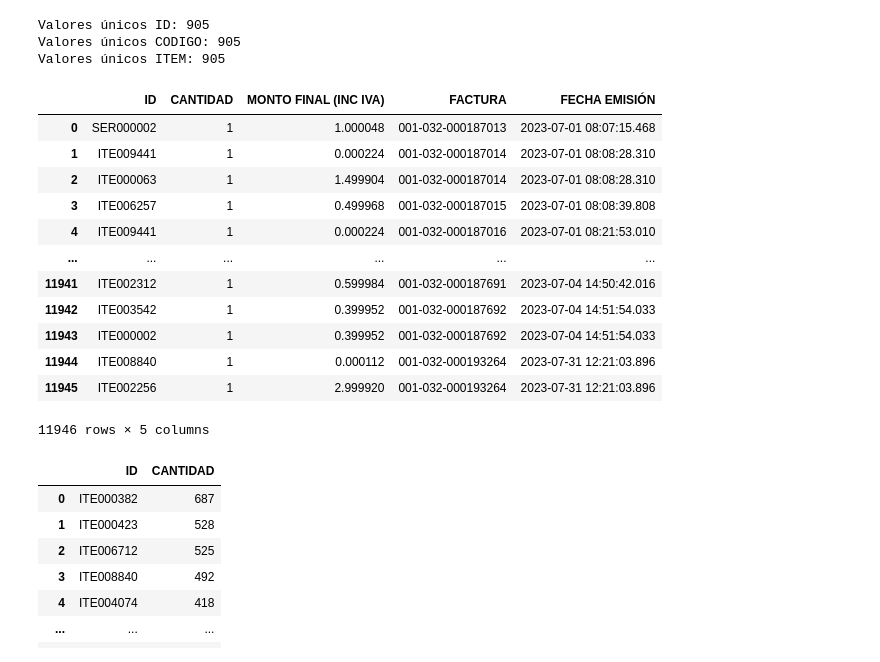
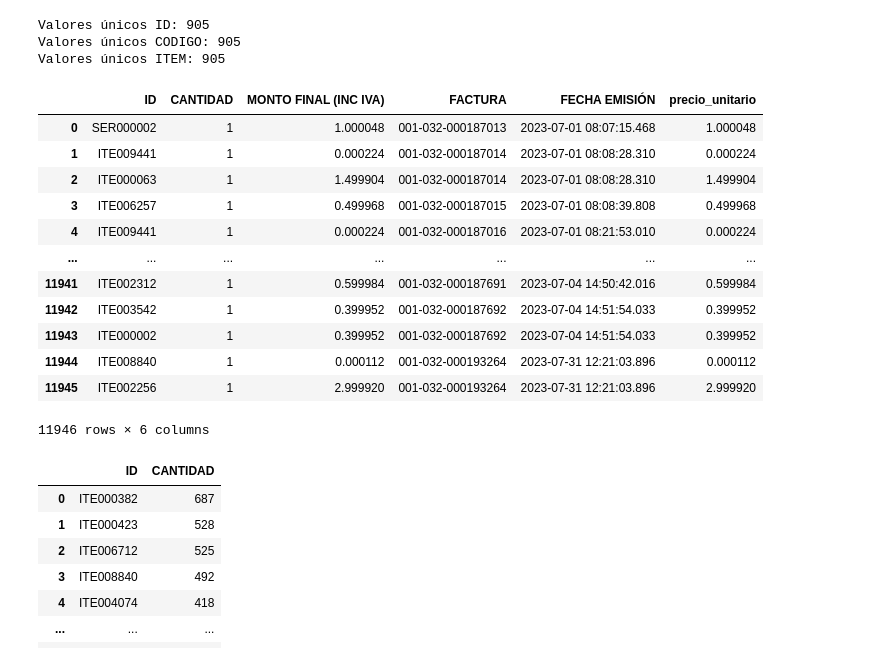
Before and after one commit to jluisorellanar/Relaciones-productos, a Jupyter notebook: MateoBrach/Proyecto 1.ipynb, the cells around one changed output. Saved outputs shown, nothing was run; the diff lists cells and outputs as text; code cells hidden in the pictures.

```diff
--- a/MateoBrach/Proyecto 1.ipynb
+++ b/MateoBrach/Proyecto 1.ipynb
@@ -11,0 +20,3 @@ df_datos.head(2)
+# %%
+df_datos["precio_unitario"] = df_datos["MONTO FINAL (INC IVA)"]/df_datos["CANTIDAD"]
+df_datos
@@ -33,20 +58,20 @@ Valores únicos ID: 905
 Valores únicos CODIGO: 905
 Valores únicos ITEM: 905
 # %%
-df_columnas = df_datos[["ID","CANTIDAD", "MONTO FINAL (INC IVA)", "FACTURA", "FECHA EMISIÓN"]]
+df_columnas = df_datos[["ID","CANTIDAD", "MONTO FINAL (INC IVA)", "FACTURA", "FECHA EMISIÓN", "precio_unitario"]]
 df_columnas
 # %% [output]
-|  | ID | CANTIDAD | MONTO FINAL (INC IVA) | FACTURA | FECHA EMISIÓN |
-| 0 | SER000002 | 1 | 1.000048 | 001-032-000187013 | 2023-07-01 08:07:15.468 |
-| 1 | ITE009441 | 1 | 0.000224 | 001-032-000187014 | 2023-07-01 08:08:28.310 |
-| 2 | ITE000063 | 1 | 1.499904 | 001-032-000187014 | 2023-07-01 08:08:28.310 |
-| 3 | ITE006257 | 1 | 0.499968 | 001-032-000187015 | 2023-07-01 08:08:39.808 |
-| 4 | ITE009441 | 1 | 0.000224 | 001-032-000187016 | 2023-07-01 08:21:53.010 |
-| ... | ... | ... | ... | ... | ... |
-| 11941 | ITE002312 | 1 | 0.599984 | 001-032-000187691 | 2023-07-04 14:50:42.016 |
-| 11942 | ITE003542 | 1 | 0.399952 | 001-032-000187692 | 2023-07-04 14:51:54.033 |
-| 11943 | ITE000002 | 1 | 0.399952 | 001-032-000187692 | 2023-07-04 14:51:54.033 |
-| 11944 | ITE008840 | 1 | 0.000112 | 001-032-000193264 | 2023-07-31 12:21:03.896 |
-| 11945 | ITE002256 | 1 | 2.999920 | 001-032-000193264 | 2023-07-31 12:21:03.896 |
+|  | ID | CANTIDAD | MONTO FINAL (INC IVA) | FACTURA | FECHA EMISIÓN | precio_unitario |
+| 0 | SER000002 | 1 | 1.000048 | 001-032-000187013 | 2023-07-01 08:07:15.468 | 1.000048 |
+| 1 | ITE009441 | 1 | 0.000224 | 001-032-000187014 | 2023-07-01 08:08:28.310 | 0.000224 |
+| 2 | ITE000063 | 1 | 1.499904 | 001-032-000187014 | 2023-07-01 08:08:28.310 | 1.499904 |
+| 3 | ITE006257 | 1 | 0.499968 | 001-032-000187015 | 2023-07-01 08:08:39.808 | 0.499968 |
+| 4 | ITE009441 | 1 | 0.000224 | 001-032-000187016 | 2023-07-01 08:21:53.010 | 0.000224 |
+| ... | ... | ... | ... | ... | ... | ... |
+| 11941 | ITE002312 | 1 | 0.599984 | 001-032-000187691 | 2023-07-04 14:50:42.016 | 0.599984 |
+| 11942 | ITE003542 | 1 | 0.399952 | 001-032-000187692 | 2023-07-04 14:51:54.033 | 0.399952 |
+| 11943 | ITE000002 | 1 | 0.399952 | 001-032-000187692 | 2023-07-04 14:51:54.033 | 0.399952 |
+| 11944 | ITE008840 | 1 | 0.000112 | 001-032-000193264 | 2023-07-31 12:21:03.896 | 0.000112 |
+| 11945 | ITE002256 | 1 | 2.999920 | 001-032-000193264 | 2023-07-31 12:21:03.896 | 2.999920 |
-11946 rows × 5 columns
+11946 rows × 6 columns
 # %%
```
Also changed, not shown: parts of 9 cells of this notebook.
